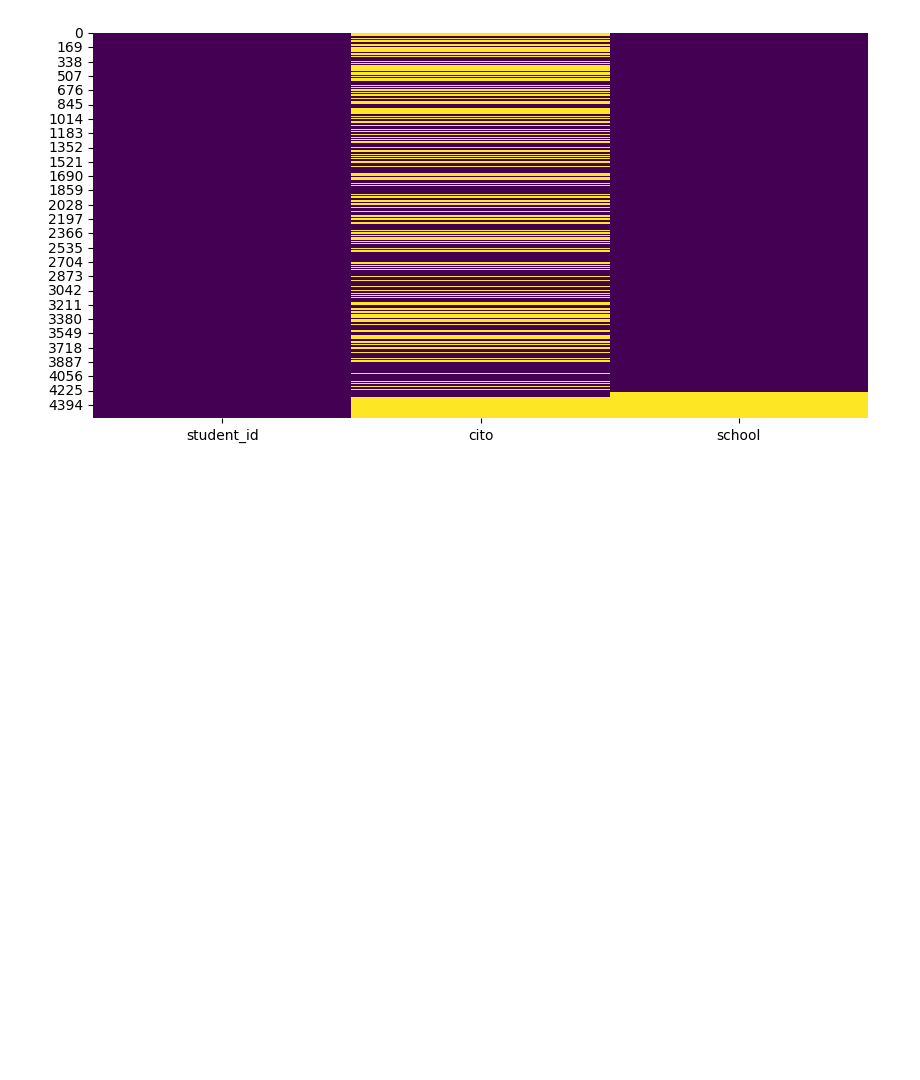
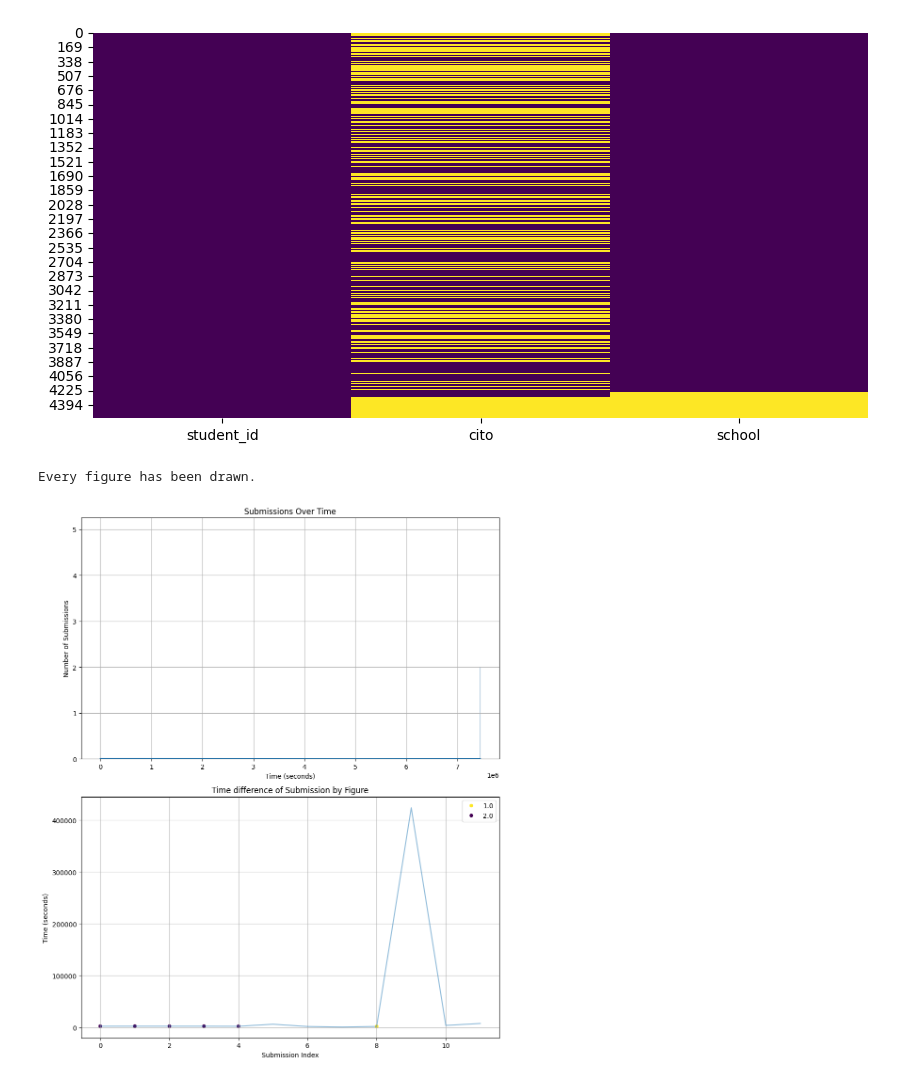
Before and after one commit to RowanBattles/Group4AI, a Jupyter notebook: Workbook.ipynb, the cells around one changed output. Drawn from its saved outputs; the diff is of its cells as text; code cells hidden in the pictures; blank space fills up the shorter version.

Commit message:
datacleaning 180 seconds

```diff
--- a/Workbook.ipynb
+++ b/Workbook.ipynb
@@ -221,3 +221,68 @@ sns.heatmap(dfStudents.isnull(), cbar=False, cmap='viridis')
 plt.show()
 # %% [output]
 [figure]
+# %%
+import pandas as pd
+import matplotlib.pyplot as plt
+import seaborn as sns
+
+# Load the dataset
+df = pd.read_csv('Data/restructured_fivepointstestWithDatetime.csv')
+
+# Convert 'datetime' column to datetime data type
+df['datetime'] = pd.to_datetime(df['datetime'])
+
+# Define the number of students to process
+number_of_students_to_process = 1
+
+# Sort the DataFrame by student_id
+df = df.sort_values(by='student_id', ascending=True)
+
+# Get unique student IDs
+unique_student_ids = df['student_id'].unique()[:number_of_students_to_process]
+
+for user_id in unique_student_ids:
+    # Filter DataFrame for the current user
+    user_df = df[df['student_id'] == user_id].copy()
+
+    # Sort the DataFrame by datetime
+    user_df = user_df.sort_values(by='datetime', ascending=True)
+
+    # Reset index to create new sequential index
+    user_df.reset_index(drop=True, inplace=True)
+
+    # Calculate time differences in seconds
+    user_df['time_seconds'] = (user_df['datetime'] - user_df['datetime'].min()).dt.total_seconds()
+
+    # Calculate the amount of clicks
+    user_df['amount_of_clicks'] = user_df['numbercl'].str.count(',') + 1
+
+    # Create a figure with two subplots
+    fig, axs = plt.subplots(2, 1, figsize=(10, 12))
+
+    # Plot the histogram on the first subplot
+    sns.histplot(user_df['time_seconds'], kde=True, ax=axs[0])
+    axs[0].set_xlabel('Time (seconds)')
+    axs[0].set_ylabel('Number of Submissions')
+    axs[0].set_title('Submissions Over Time')
+    axs[0].grid(True)
+
+    # Plot the scatterplot on the second subplot
+    sns.scatterplot(data=user_df, x=user_df.index, y='timestampsm', hue='amount_of_clicks', palette='viridis_r', alpha=1)
+
+    # Plot the line plot on top of the scatterplot
+    sns.lineplot(data=user_df, x=user_df.index, y='timestampsm', linestyle='-', alpha=0.5)
+
+    axs[1].set_xlabel('Submission Index')
+    axs[1].set_ylabel('Time (seconds)')
+    axs[1].set_title('Time difference of Submission by Figure')
+    axs[1].grid(True)
+
+    # Adjust layout
+    plt.tight_layout()
+
+
+print("Every figure has been drawn.")
+# %% [output]
+Every figure has been drawn.
+[figure, added]
```
Also changed, not shown: parts of 6 cells of this notebook.
